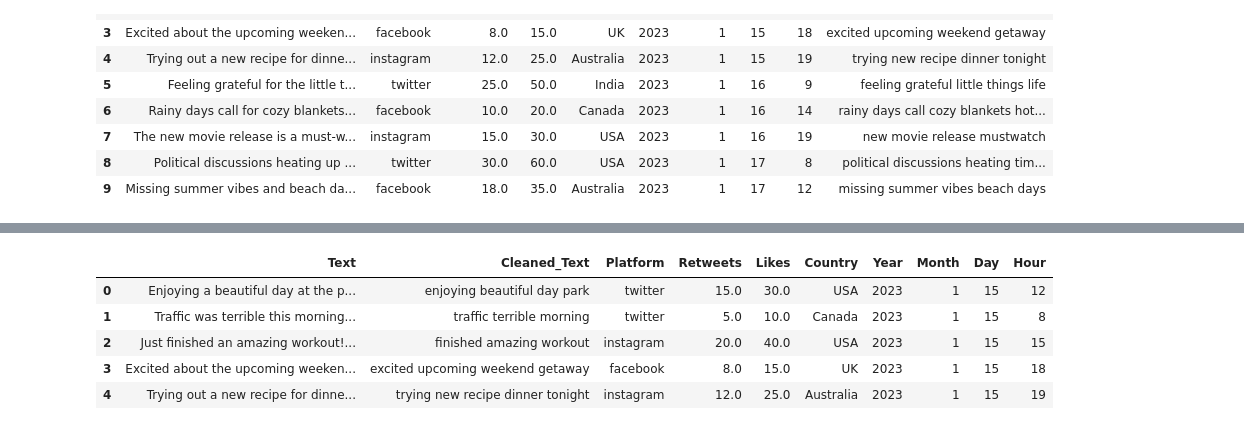
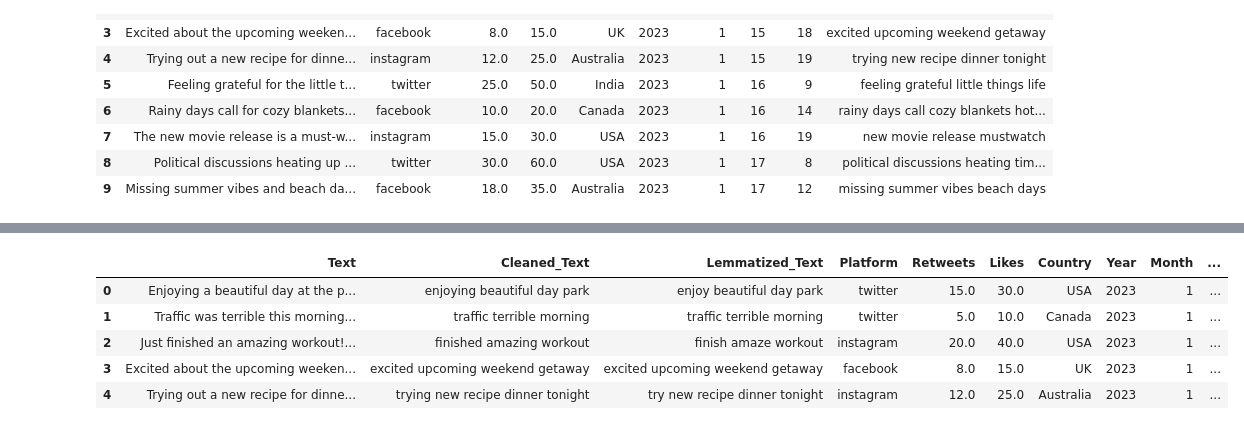
Before and after one commit to Begge10850/social_media, a Jupyter notebook: social_media_analysis.ipynb, the cells around one changed output, grey strips where cells are left out. Saved outputs shown, nothing was run; the diff lists cells and outputs as text; code cells hidden in the pictures.

```diff
--- a/social_media_analysis.ipynb
+++ b/social_media_analysis.ipynb
@@ -165,0 +188,5 @@ df_cleaned.head(10)
+# %%
+# Remove duplicates from the 'Text' column
+df_cleaned = df_cleaned.drop_duplicates(subset='Text', keep='first')
+
+print("Duplicates removed")
@@ -166,16 +227,44 @@ df_cleaned.head(10)
+# %%
+lemmatizer = WordNetLemmatizer()
+
+# Function to get the correct POS tag for lemmatization
+def get_wordnet_pos(tag):
+    if tag.startswith('J'):
+        return wordnet.ADJ  # Adjective
+    elif tag.startswith('V'):
+        return wordnet.VERB  # Verb
+    elif tag.startswith('N'):
+        return wordnet.NOUN  # Noun
+    elif tag.startswith('R'):
+        return wordnet.ADV  # Adverb
+    else:
+        return wordnet.NOUN  # Default to NOUN if unknown
+
+# Function to lemmatize text with the correct POS tagging
+def lemmatize_text(text):
+    lemmatizer = WordNetLemmatizer()
+    tokens = word_tokenize(text)  # Tokenize the text
+    tagged_tokens = nltk.pos_tag(tokens)  # Get POS tags for tokens
+    lemmatized_words = [lemmatizer.lemmatize(word, get_wordnet_pos(tag)) for word, tag in tagged_tokens]  # Lemmatize each word with the correct POS tag
+    return " ".join(lemmatized_words)
+
+
+# Apply to your dataset
+df_cleaned['Lemmatized_Text'] = df_cleaned['Cleaned_Text'].apply(lemmatize_text)
 # %%
-columns_order = ['Text', 'Cleaned_Text', 'Platform', 'Retweets', 'Likes', 'Country', 'Year', 'Month', 'Day', 'Hour']
+#Spcifying the order of the columns
+columns_order = ['Text', 'Cleaned_Text', 'Lemmatized_Text', 'Platform', 'Retweets', 'Likes', 'Country', 'Year', 'Month', 'Day', 'Hour']
 
 # Reordering the DataFrame
 df_cleaned = df_cleaned[columns_order]
 
 # Check the new column order
 df_cleaned.head()
 # %% [output]
-|  | Text | Cleaned_Text | Platform | Retweets | Likes | Country | Year | Month | Day | Hour |
-| 0 | Enjoying a beautiful day at the p... | enjoying beautiful day park | twitter | 15.0 | 30.0 | USA | 2023 | 1 | 15 | 12 |
-| 1 | Traffic was terrible this morning... | traffic terrible morning | twitter | 5.0 | 10.0 | Canada | 2023 | 1 | 15 | 8 |
-| 2 | Just finished an amazing workout!... | finished amazing workout | instagram | 20.0 | 40.0 | USA | 2023 | 1 | 15 | 15 |
-| 3 | Excited about the upcoming weeken... | excited upcoming weekend getaway | facebook | 8.0 | 15.0 | UK | 2023 | 1 | 15 | 18 |
-| 4 | Trying out a new recipe for dinne... | trying new recipe dinner tonight | instagram | 12.0 | 25.0 | Australia | 2023 | 1 | 15 | 19 |
+|  | Text | Cleaned_Text | Lemmatized_Text | Platform | Retweets | Likes | Country | Year | Month | ... |
+| 0 | Enjoying a beautiful day at the p... | enjoying beautiful day park | enjoy beautiful day park | twitter | 15.0 | 30.0 | USA | 2023 | 1 | ... |
+| 1 | Traffic was terrible this morning... | traffic terrible morning | traffic terrible morning | twitter | 5.0 | 10.0 | Canada | 2023 | 1 | ... |
+| 2 | Just finished an amazing workout!... | finished amazing workout | finish amaze workout | instagram | 20.0 | 40.0 | USA | 2023 | 1 | ... |
+| 3 | Excited about the upcoming weeken... | excited upcoming weekend getaway | excited upcoming weekend getaway | facebook | 8.0 | 15.0 | UK | 2023 | 1 | ... |
+| 4 | Trying out a new recipe for dinne... | trying new recipe dinner tonight | try new recipe dinner tonight | instagram | 12.0 | 25.0 | Australia | 2023 | 1 | ... |
 # %% [markdown]
```
Also changed, not shown: parts of 23 cells of this notebook.
